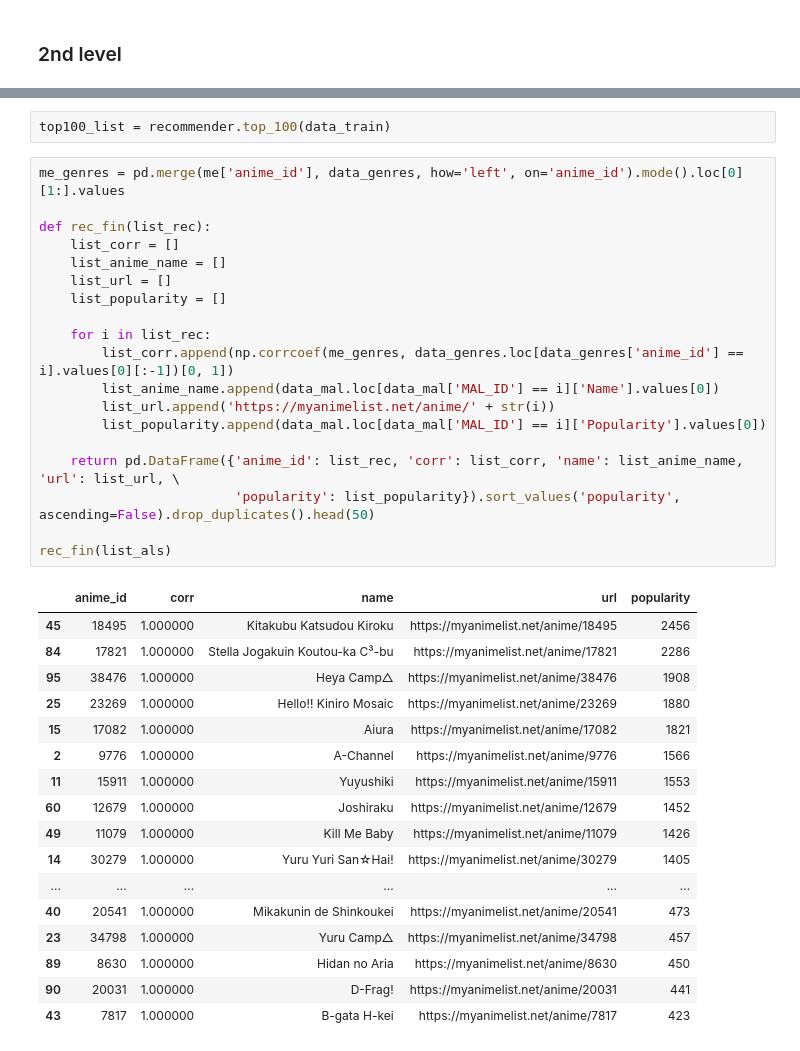
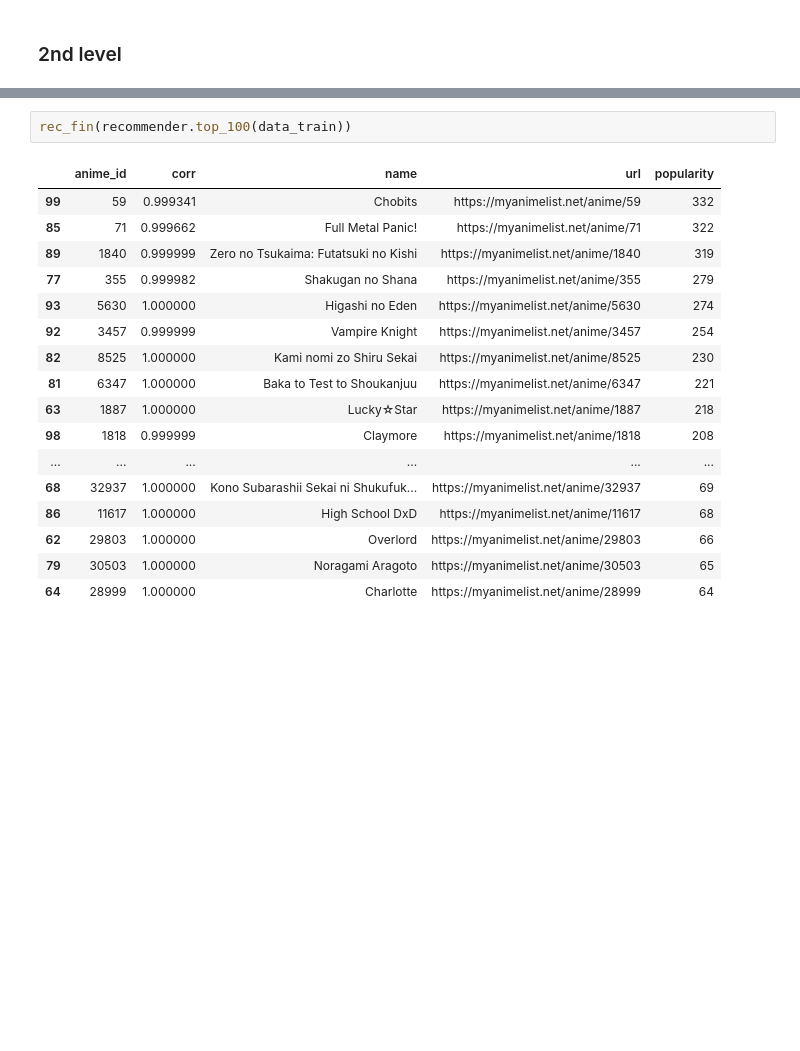
Before and after one commit to ksn38/mal_adviser, a Jupyter notebook: mal.ipynb, the cells around one changed output, grey strips where cells are left out. Drawn from its saved outputs; the diff is of its cells as text; blank space fills up the shorter version.

```diff
--- a/mal.ipynb
+++ b/mal.ipynb
@@ -338,40 +296,21 @@ sum([data_mal.loc[data_mal['MAL_ID'] == i]['Popularity'].values for i in list_su
 # %%
-top100_list = recommender.top_100(data_train)
+rec_fin(recommender.top_100(data_train))
+# %% [output]
+|  | anime_id | corr | name | url | popularity |
+| 99 | 59 | 0.999341 | Chobits | https://myanimelist.net/anime/59 | 332 |
+| 85 | 71 | 0.999662 | Full Metal Panic! | https://myanimelist.net/anime/71 | 322 |
+| 89 | 1840 | 0.999999 | Zero no Tsukaima: Futatsuki no Kishi | https://myanimelist.net/anime/1840 | 319 |
+| 77 | 355 | 0.999982 | Shakugan no Shana | https://myanimelist.net/anime/355 | 279 |
+| 93 | 5630 | 1.000000 | Higashi no Eden | https://myanimelist.net/anime/5630 | 274 |
+| 92 | 3457 | 0.999999 | Vampire Knight | https://myanimelist.net/anime/3457 | 254 |
+| 82 | 8525 | 1.000000 | Kami nomi zo Shiru Sekai | https://myanimelist.net/anime/8525 | 230 |
+| 81 | 6347 | 1.000000 | Baka to Test to Shoukanjuu | https://myanimelist.net/anime/6347 | 221 |
+| 63 | 1887 | 1.000000 | Lucky☆Star | https://myanimelist.net/anime/1887 | 218 |
+| 98 | 1818 | 0.999999 | Claymore | https://myanimelist.net/anime/1818 | 208 |
+| ... | ... | ... | ... | ... | ... |
+| 68 | 32937 | 1.000000 | Kono Subarashii Sekai ni Shukufuk... | https://myanimelist.net/anime/32937 | 69 |
+| 86 | 11617 | 1.000000 | High School DxD | https://myanimelist.net/anime/11617 | 68 |
+| 62 | 29803 | 1.000000 | Overlord | https://myanimelist.net/anime/29803 | 66 |
+| 79 | 30503 | 1.000000 | Noragami Aragoto | https://myanimelist.net/anime/30503 | 65 |
+| 64 | 28999 | 1.000000 | Charlotte | https://myanimelist.net/anime/28999 | 64 |
-# %%
-me_genres = pd.merge(me['anime_id'], data_genres, how='left', on='anime_id').mode().loc[0][1:].values
-
-def rec_fin(list_rec):
-    list_corr = []
-    list_anime_name = []
-    list_url = []
-    list_popularity = []
-
-    for i in list_rec:
-        list_corr.append(np.corrcoef(me_genres, data_genres.loc[data_genres['anime_id'] == i].values[0][:-1])[0, 1])
-        list_anime_name.append(data_mal.loc[data_mal['MAL_ID'] == i]['Name'].values[0])
-        list_url.append('https://myanimelist.net/anime/' + str(i))
-        list_popularity.append(data_mal.loc[data_mal['MAL_ID'] == i]['Popularity'].values[0])
-
-    return pd.DataFrame({'anime_id': list_rec, 'corr': list_corr, 'name': list_anime_name, 'url': list_url, \
-                         'popularity': list_popularity}).sort_values('popularity', ascending=False).drop_duplicates().head(50)
-
-rec_fin(list_als)
-# %% [output]
-|  | anime_id | corr | name | url | popularity |
-| 45 | 18495 | 1.000000 | Kitakubu Katsudou Kiroku | https://myanimelist.net/anime/18495 | 2456 |
-| 84 | 17821 | 1.000000 | Stella Jogakuin Koutou-ka C³-bu | https://myanimelist.net/anime/17821 | 2286 |
-| 95 | 38476 | 1.000000 | Heya Camp△ | https://myanimelist.net/anime/38476 | 1908 |
-| 25 | 23269 | 1.000000 | Hello!! Kiniro Mosaic | https://myanimelist.net/anime/23269 | 1880 |
-| 15 | 17082 | 1.000000 | Aiura | https://myanimelist.net/anime/17082 | 1821 |
-| 2 | 9776 | 1.000000 | A-Channel | https://myanimelist.net/anime/9776 | 1566 |
-| 11 | 15911 | 1.000000 | Yuyushiki | https://myanimelist.net/anime/15911 | 1553 |
-| 60 | 12679 | 1.000000 | Joshiraku | https://myanimelist.net/anime/12679 | 1452 |
-| 49 | 11079 | 1.000000 | Kill Me Baby | https://myanimelist.net/anime/11079 | 1426 |
-| 14 | 30279 | 1.000000 | Yuru Yuri San☆Hai! | https://myanimelist.net/anime/30279 | 1405 |
-| ... | ... | ... | ... | ... | ... |
-| 40 | 20541 | 1.000000 | Mikakunin de Shinkoukei | https://myanimelist.net/anime/20541 | 473 |
-| 23 | 34798 | 1.000000 | Yuru Camp△ | https://myanimelist.net/anime/34798 | 457 |
-| 89 | 8630 | 1.000000 | Hidan no Aria | https://myanimelist.net/anime/8630 | 450 |
-| 90 | 20031 | 1.000000 | D-Frag! | https://myanimelist.net/anime/20031 | 441 |
-| 43 | 7817 | 1.000000 | B-gata H-kei | https://myanimelist.net/anime/7817 | 423 |
 # %%
```
Also changed, not shown: parts of 13 cells of this notebook.
